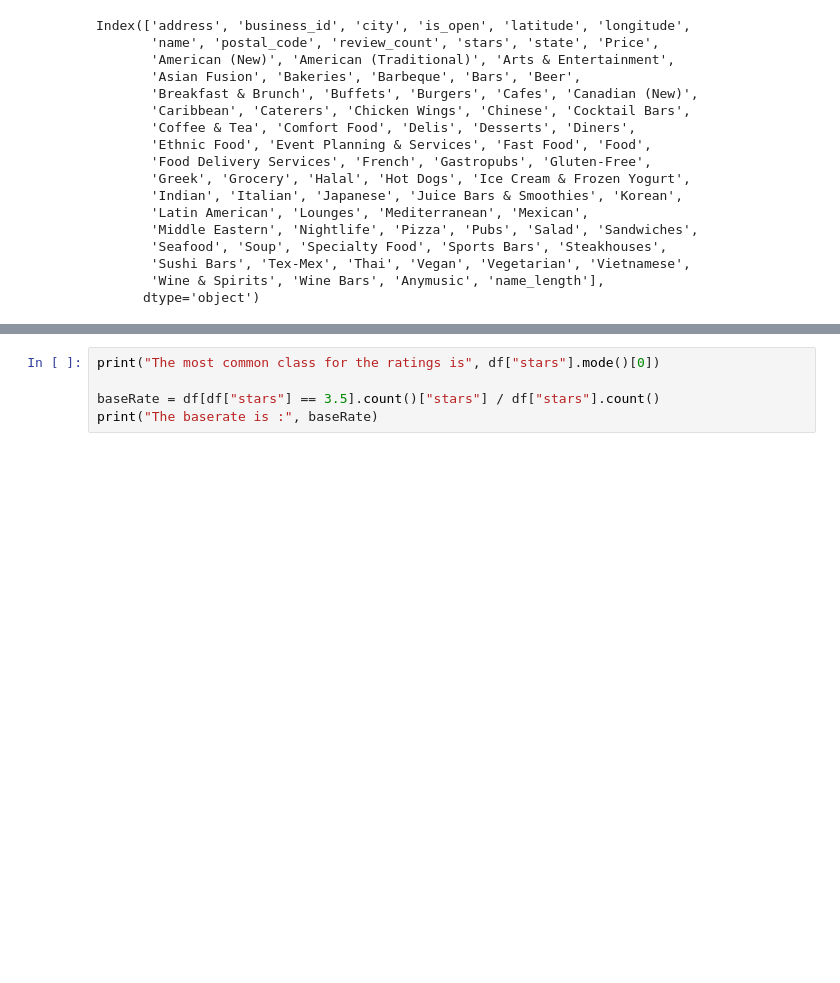
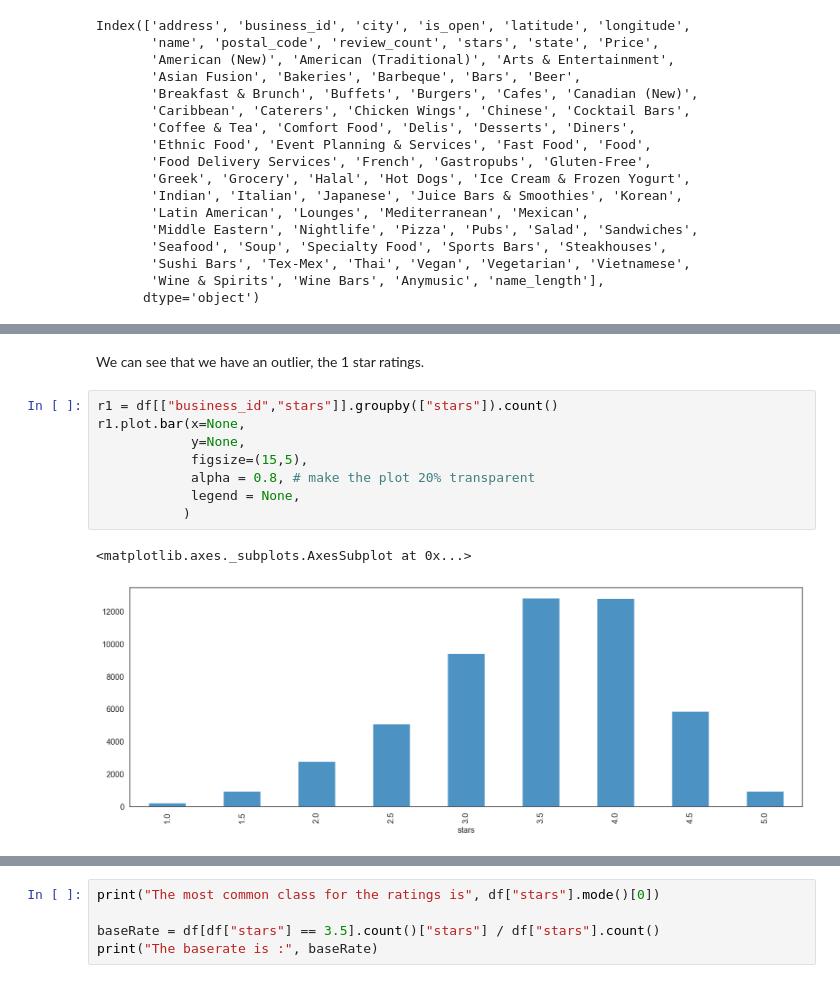
Before and after one commit to DLaux/DMML-Project, a Jupyter notebook: code/Main.ipynb, the cells around one changed output, grey strips where cells are left out. Cells and saved outputs as stored; diff of their text form; blank space fills up the shorter version.

```diff
--- a/code/Main.ipynb
+++ b/code/Main.ipynb
@@ -91,0 +184,13 @@ df["name_length"]= df["name_length"].astype(int)
+# %% [markdown]
+We can see that we have an outlier, the 1 star ratings.
+# %%
+r1 = df[["business_id","stars"]].groupby(["stars"]).count()
+r1.plot.bar(x=None,
+            y=None,
+            figsize=(15,5),
+            alpha = 0.8, # make the plot 20% transparent
+            legend = None,
+           )
+# %% [output]
+<matplotlib.axes._subplots.AxesSubplot at 0x...>
+[figure, added]
```
Also changed, not shown: parts of 73 cells of this notebook.
